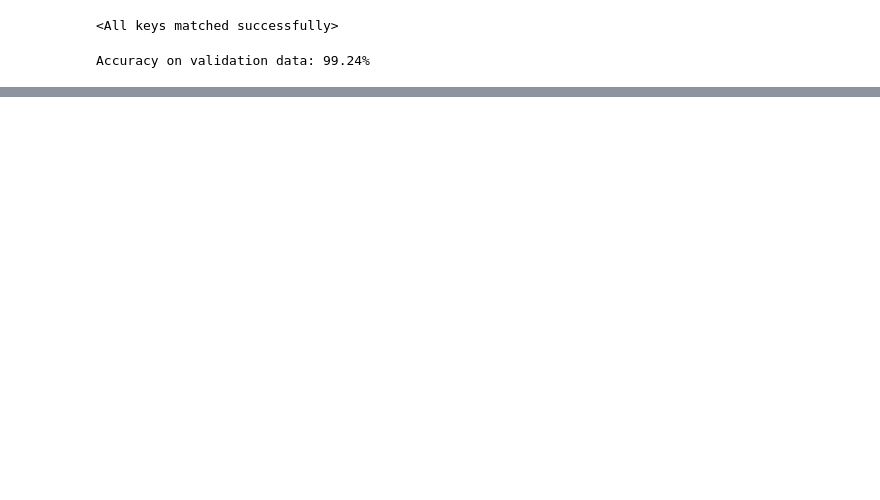
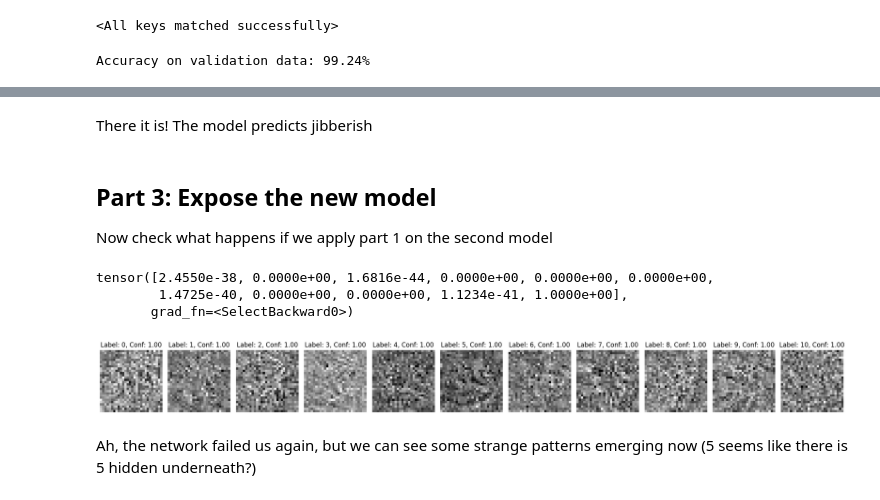
Before and after one commit to mertkipcak/deceive_net, a Jupyter notebook: deceive_mnist.ipynb, the cells around one changed output, grey strips where cells are left out. Cells and saved outputs as stored; diff of their text form; code cells hidden in the pictures; blank space fills up the shorter version.

```diff
--- a/deceive_mnist.ipynb
+++ b/deceive_mnist.ipynb
@@ -113,0 +184,54 @@ fig.savefig('./images/mnist_confidence.png')
+# %% [markdown]
+There it is! The model predicts jibberish
+# %% [markdown]
+## Part 3: Expose the new model
+Now check what happens if we apply part 1 on the second model
+# %%
+batch_size = 11
+confidences= [0 for _ in range(batch_size)]
+images = []
+
+# Create a batch of random images
+train_images = torch.randn((batch_size, 1, 28, 28), requires_grad=True)
+optimizer = optim.AdamW([train_images], lr=1e-2)
+criterion = nn.CrossEntropyLoss()
+targets = torch.arange(batch_size) # The target labels to train for
+
+# Train the batch of images
+num_epochs = 500
+optimizer.zero_grad()
+for epoch in range(num_epochs):
+    outputs = model(train_images)
+    loss = criterion(outputs, targets)
+    loss.backward()
+    optimizer.step()
+    optimizer.zero_grad()
+
+# Evaluate the trained batch of images on the model
+images.extend(train_images)
+# %%
+# Calculate the confidence of each image
+for i in range(11):
+    output = model(images[i].unsqueeze(0))
+    confidences[i] = torch.softmax(output, dim=1)[0][i].item()
+# %%
+torch.softmax(output, dim=1)[0]
+# %% [output]
+tensor([2.4550e-38, 0.0000e+00, 1.6816e-44, 0.0000e+00, 0.0000e+00, 0.0000e+00,
+        1.4725e-40, 0.0000e+00, 0.0000e+00, 1.1234e-41, 1.0000e+00],
+       grad_fn=<SelectBackward0>)
+# %%
+fig, ax = plt.subplots(1, 11, figsize=(20, 5))
+for i in range(11):
+    ax[i].imshow(images[i].detach().numpy().squeeze(), cmap='gray')
+    ax[i].set_title(f'Label: {i}, Conf: {confidences[i]:.2f}')
+    ax[i].axis('off')
+plt.tight_layout()
+plt.show()
+
+# Save the plot
+fig.savefig('./images/deceive_improved.png')
+# %% [output]
+[figure, added]
+# %% [markdown]
+ Ah, the network failed us again, but we can see some strange patterns emerging now (5 seems like there is 5 hidden underneath?)
```
Also changed, not shown: parts of 17 cells of this notebook, 2 other files.
